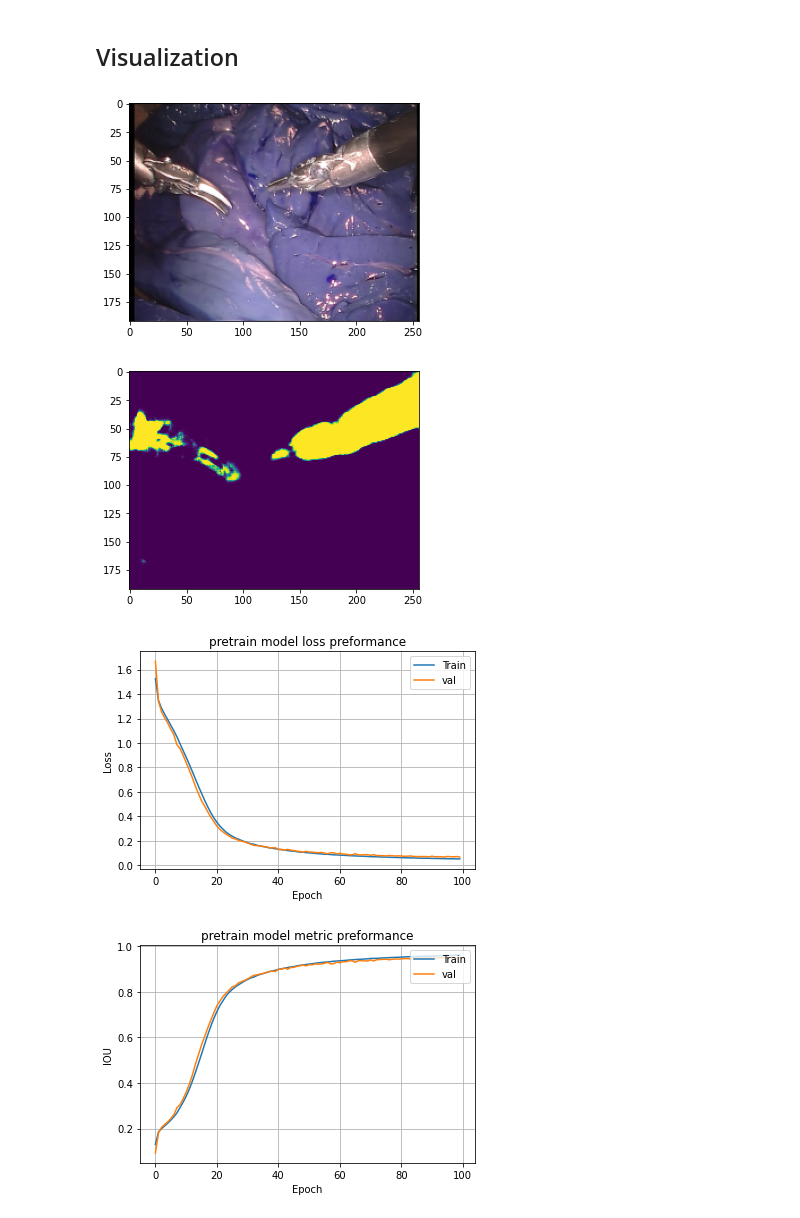
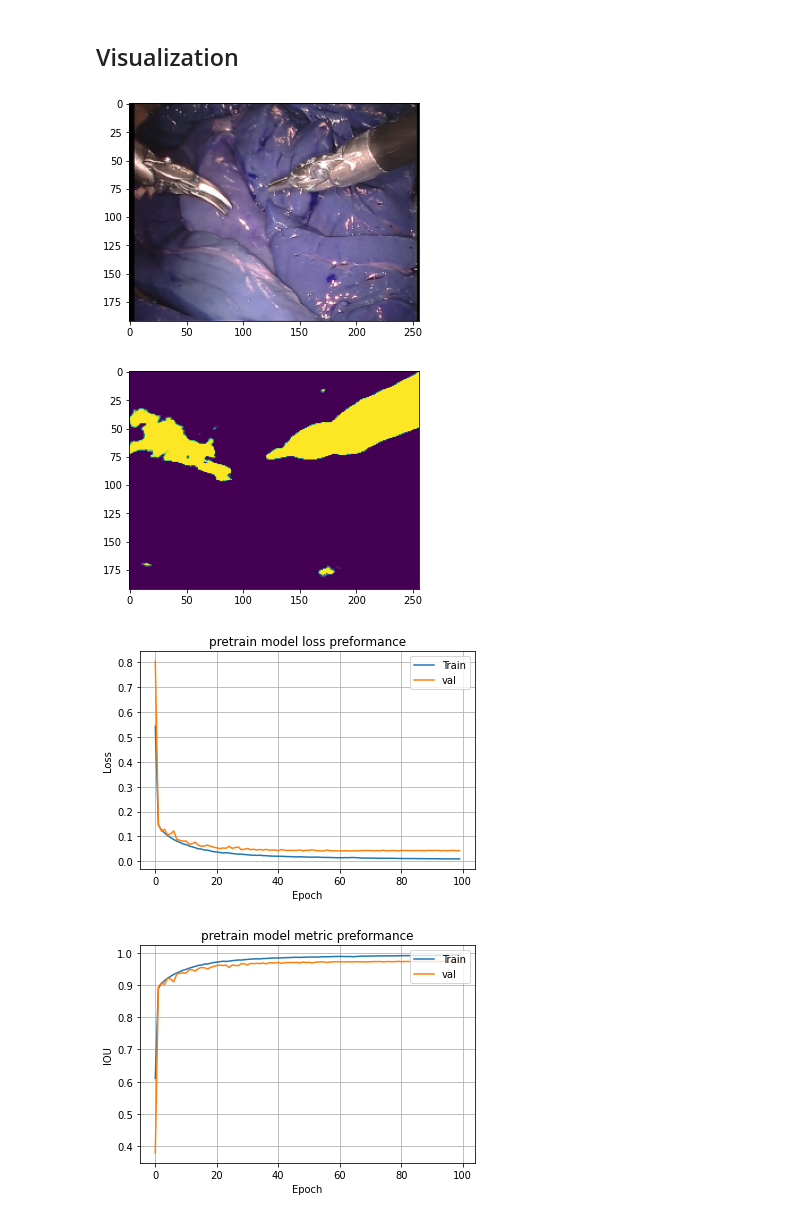
Before and after one commit to MahBadran93/Laparoscopic-Tools-Processing, a Jupyter notebook: Art-Net/ArtNetPreStage.ipynb, the cells around one changed output. Cells and saved outputs as stored; diff of their text form; code cells hidden in the pictures.

```diff
--- a/Art-Net/ArtNetPreStage.ipynb
+++ b/Art-Net/ArtNetPreStage.ipynb
@@ -304,6 +358,7 @@ Epoch 100/100
 # %% [markdown]
 ## Test Model
 # %%
+
 # load testing data
 gtTestingPath = '/home/mahmoud/Desktop/laparoscopic-Tools-Segmentation/Data/NPY/gtTesting.npy/arr_0.npy'
 rawTestingPath = '/home/mahmoud/Desktop/laparoscopic-Tools-Segmentation/Data/NPY/rawTesting.npy/arr_0.npy'
@@ -322,14 +377,14 @@ IMG_HEIGHT = 192
 
 #............................load weights using checkpoints...........................................
 # cp_callback = tf.keras.callbacks.ModelCheckpoint(checkpoint_path, verbose=0)
-
-modelOrig = load_model(modelPath, custom_objects={'bce_IoU_loss': bce_IoU_loss, 'IoU': IoU})
-optim = Adadelta(learning_rate=0.01)
+mS = tf.keras.metrics.Recall()
+modelOrig = load_model(modelPath, custom_objects={'bce_IoU_loss': bce_IoU_loss, 'IoU': IoU, 'DSC':DSC, 'specificity':specificity, 'mS':mS})
+optim = Adadelta(learning_rate=0.1)
 
 latest = tf.train.latest_checkpoint(checkpoint_path)
 print('\n# Evaluate on test data')
 model = pretrained(2,IMG_HEIGHT,IMG_WIDTH)
-model.compile(optimizer = optim, loss = bce_IoU_loss, metrics = IoU)
+model.compile(optimizer = optim, loss = bce_IoU_loss, metrics = [mS, IoU, specificity,DSC] )
 model.load_weights(modelPath)
 
 scores = model.evaluate(rawTesting, gtTesting, batch_size=8)
@@ -361,37 +416,37 @@ plt.imshow(rawTesting[500])
 plt.show()
 plt.imshow(pred[500])
 plt.show()
 
-logs = pd.read_csv('/home/mahmoud/Desktop/laparoscopic-Tools-Segmentation/Models/training.csv')
+logs = pd.read_csv('/home/mahmoud/Desktop/laparoscopic-Tools-Segmentation/Models/trainingprestage.csv')
 
 
 
 # # Plot training & validation loss values
 plt.figure()
 plt.plot(logs['loss'])
 plt.plot(logs['val_loss'])
 plt.title('pretrain model loss preformance')
 plt.ylabel('Loss')
 plt.xlabel('Epoch')
 plt.legend(['Train','val'], loc='upper right')
 plt.grid('on')
 plt.show()
 
 # plot IOU valid and training
 plt.figure()
 plt.plot(logs['IoU'])
 plt.plot(logs['val_IoU'])
 plt.title('pretrain model metric preformance')
 plt.ylabel('IOU')
 plt.xlabel('Epoch')
 plt.legend(['Train','val'], loc='upper right')
 plt.grid('on')
 plt.show()
 # %% [output]
 [figure]
-[figure, old version]
+[figure, new version]
-[figure, old version]
+[figure, new version]
-[figure, old version]
+[figure, new version]
 # %%
 #Plot training & validation loss values
 plt.figure()
```
Also changed, not shown: parts of 6 cells of this notebook.
